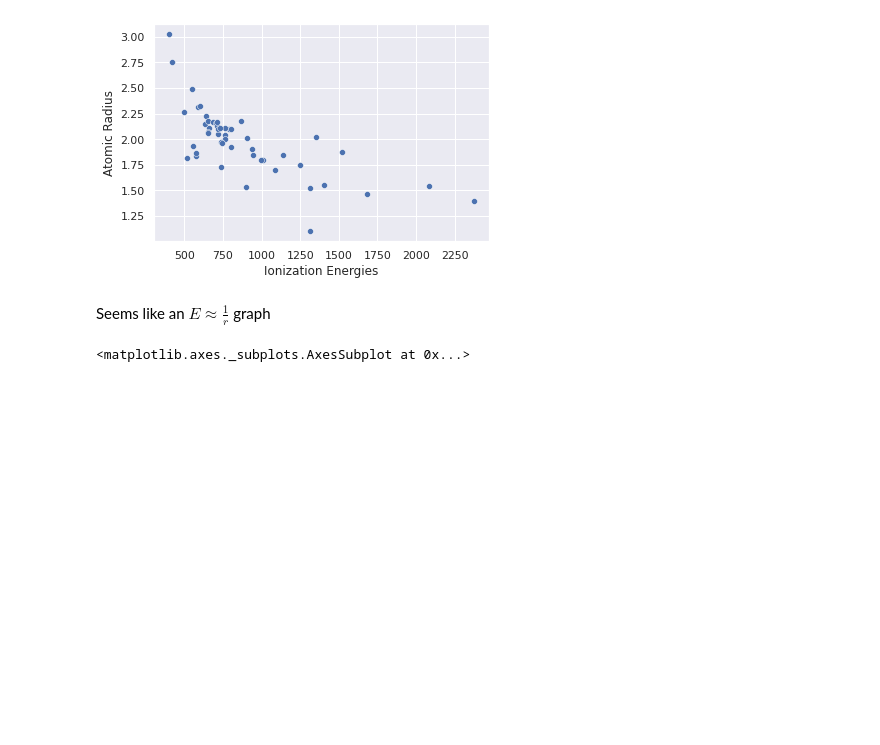
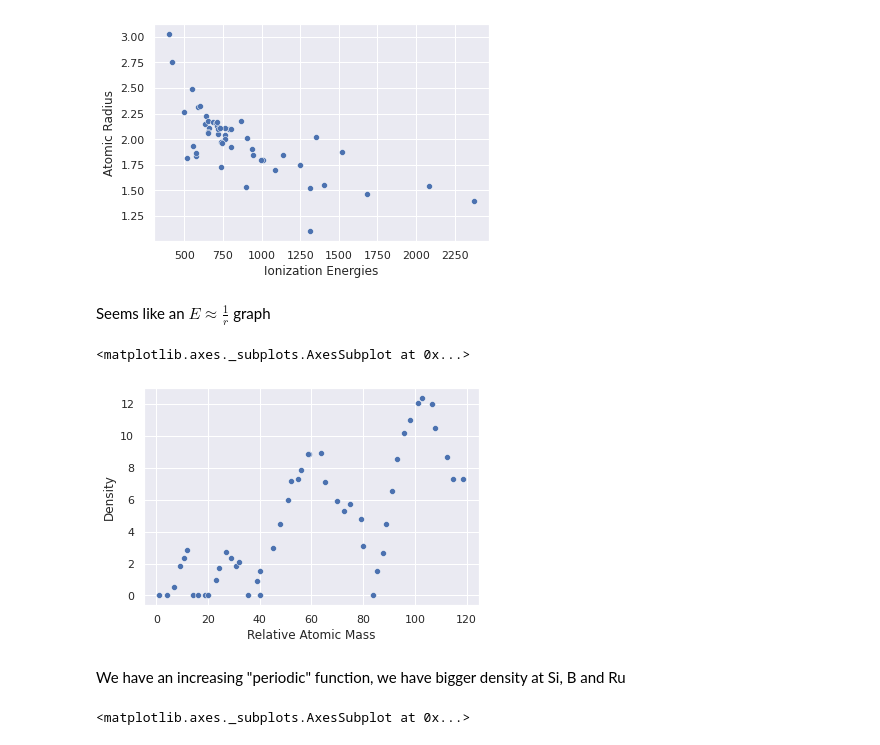
Before and after one commit to ElectricWiz/LinRegressAtomicEnergies, a Jupyter notebook: Energíadeionizacion.ipynb, the cells around one changed output. Cells and saved outputs as stored; diff of their text form; code cells hidden in the pictures; blank space fills up the shorter version.

```diff
--- a/Energíadeionizacion.ipynb
+++ b/Energíadeionizacion.ipynb
@@ -42,6 +49,13 @@ sns.scatterplot(x="Ionization Energies", y="Atomic Radius",data=df1)
 [figure]
 # %% [markdown]
 Seems like an $E\approx \frac{1}{r}$ graph
+# %%
+sns.scatterplot(x="Relative Atomic Mass", y="Density",data=df1)
+# %% [output]
+<matplotlib.axes._subplots.AxesSubplot at 0x...>
+[figure, added]
+# %% [markdown]
+We have an increasing "periodic" function, we have bigger density at Si, B and Ru
 # %%
 sns.scatterplot(x="Ionization Energies", y="Melting point",data=df1)
 # %% [output]
```
Also changed, not shown: parts of 12 cells of this notebook.
